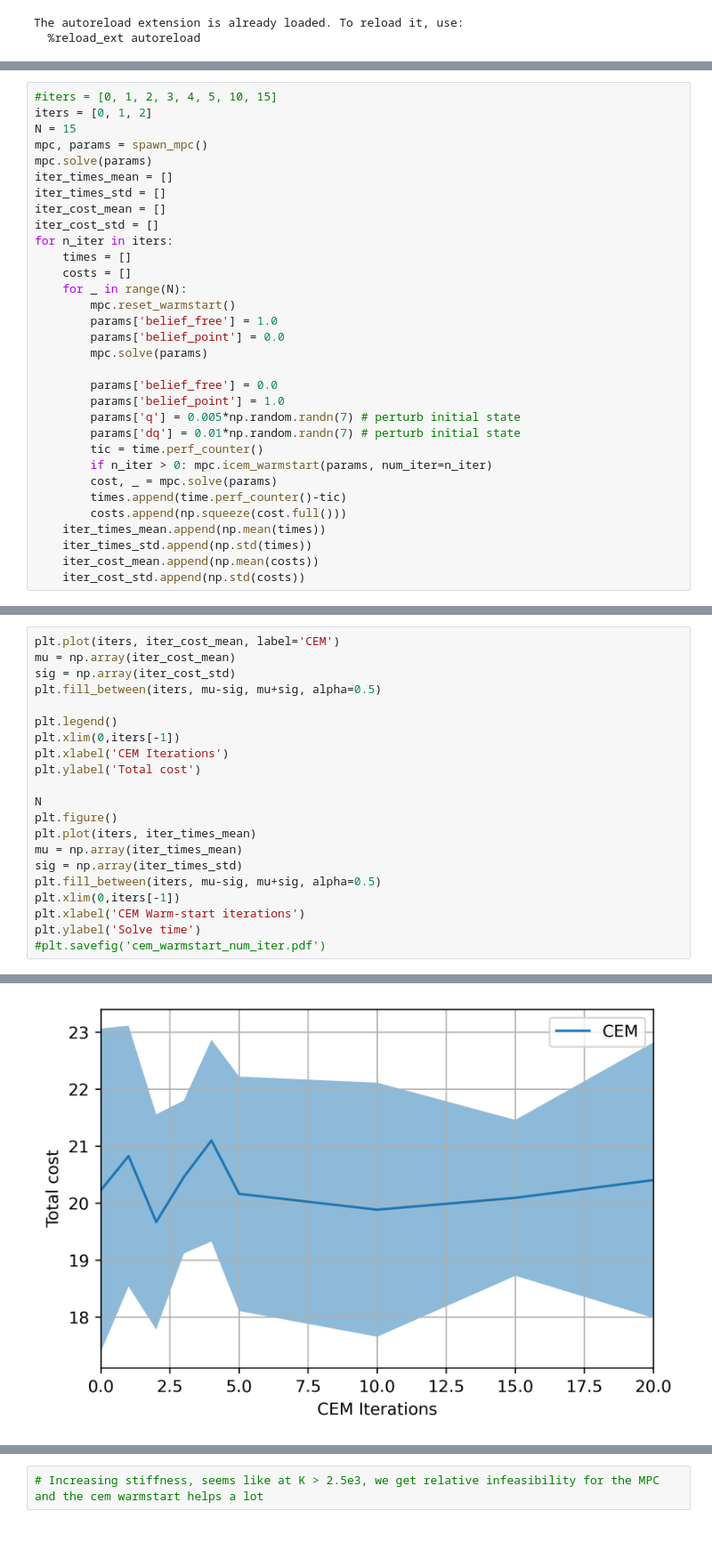
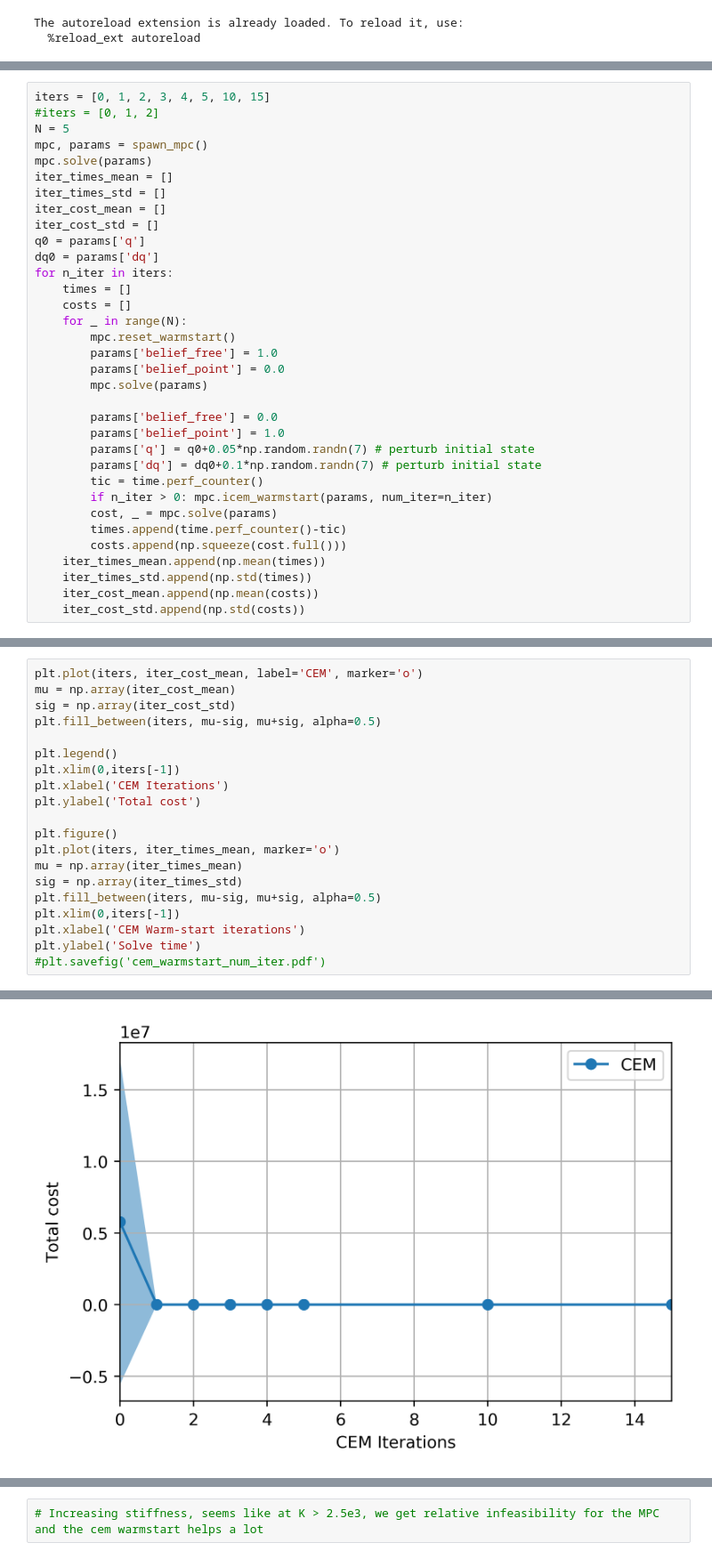
Before and after one commit to sehoon74/contact_mpc, a Jupyter notebook: test_mpc_warmstart.ipynb, the cells around one changed output, grey strips where cells are left out. Shown at 89% size. Cells and saved outputs as stored; diff of their text form; blank space fills up the shorter version.

```diff
--- a/test_mpc_warmstart.ipynb
+++ b/test_mpc_warmstart.ipynb
@@ -75,13 +73,15 @@ Free space: 0.03575849533081055, 1.73589
 # %%
-#iters = [0, 1, 2, 3, 4, 5, 10, 15]
-iters = [0, 1, 2]
-N = 15
+iters = [0, 1, 2, 3, 4, 5, 10, 15]
+#iters = [0, 1, 2]
+N = 5
 mpc, params = spawn_mpc()
 mpc.solve(params)
 iter_times_mean = []
 iter_times_std = []
 iter_cost_mean = []
 iter_cost_std = []
+q0 = params['q']
+dq0 = params['dq']
 for n_iter in iters:
     times = []
     costs = []
@@ -93,8 +93,8 @@ for n_iter in iters:
 
         params['belief_free'] = 0.0
         params['belief_point'] = 1.0
-        params['q'] = 0.005*np.random.randn(7) # perturb initial state
-        params['dq'] = 0.01*np.random.randn(7) # perturb initial state
+        params['q'] = q0+0.05*np.random.randn(7) # perturb initial state
+        params['dq'] = dq0+0.1*np.random.randn(7) # perturb initial state
         tic = time.perf_counter()
         if n_iter > 0: mpc.icem_warmstart(params, num_iter=n_iter)
         cost, _ = mpc.solve(params)
@@ -110,24 +109,23 @@ CasADi - 2023-09-07 20:52:31 WARNING("CasADi was not compiled with WITH_THREAD=O
 # %%
-plt.plot(iters, iter_cost_mean, label='CEM')
+plt.plot(iters, iter_cost_mean, label='CEM', marker='o')
 mu = np.array(iter_cost_mean)
 sig = np.array(iter_cost_std)
 plt.fill_between(iters, mu-sig, mu+sig, alpha=0.5)
 
 plt.legend()
 plt.xlim(0,iters[-1])
 plt.xlabel('CEM Iterations')
 plt.ylabel('Total cost')
 
-N
 plt.figure()
-plt.plot(iters, iter_times_mean)
+plt.plot(iters, iter_times_mean, marker='o')
 mu = np.array(iter_times_mean)
 sig = np.array(iter_times_std)
 plt.fill_between(iters, mu-sig, mu+sig, alpha=0.5)
 plt.xlim(0,iters[-1])
 plt.xlabel('CEM Warm-start iterations')
 plt.ylabel('Solve time')
 #plt.savefig('cem_warmstart_num_iter.pdf')
 # %% [output]
 Text(0, 0.5, 'Solve time')
-[figure, old version]
+[figure, new version]
```
Also changed, not shown: parts of 5 cells of this notebook, 44 other files.
